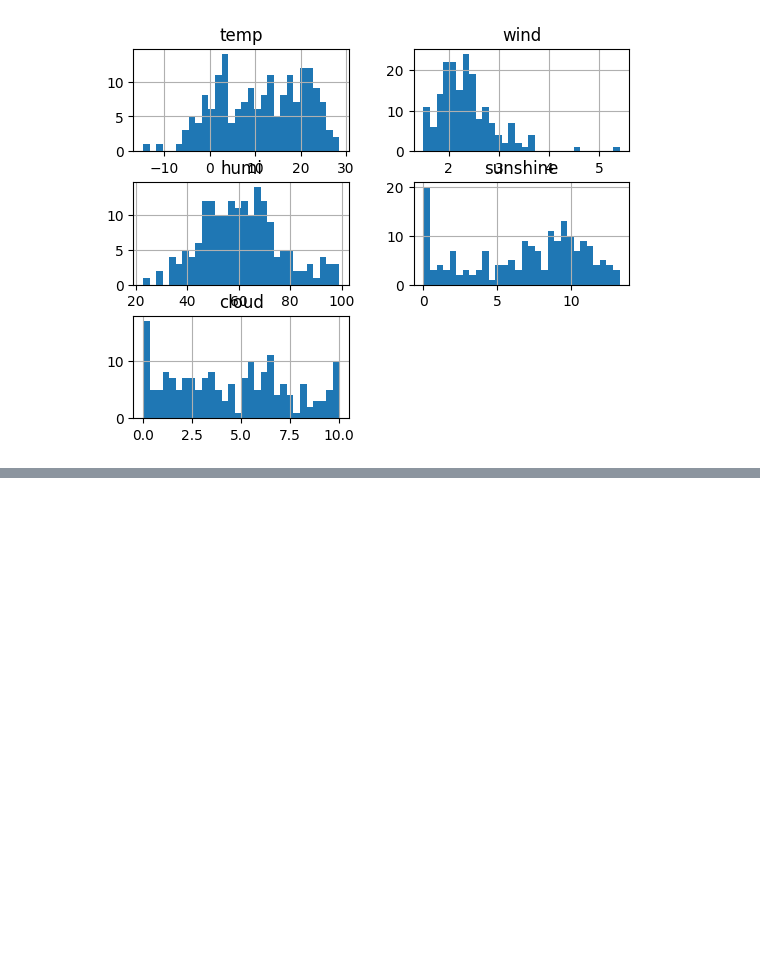
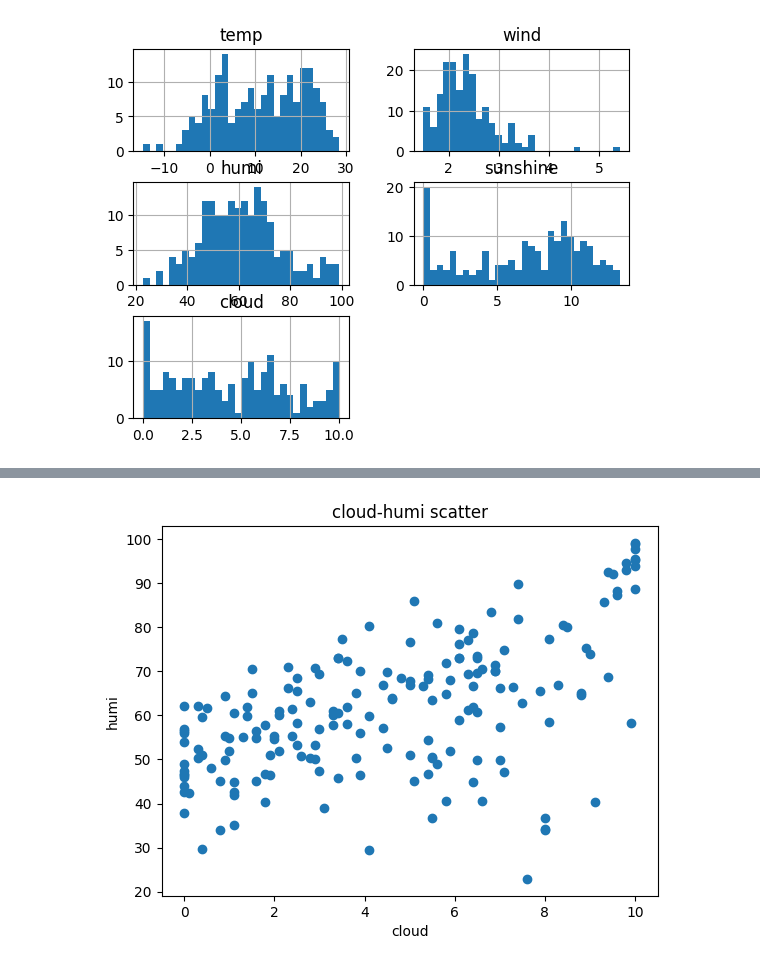
Before and after one commit to wjdtjwls512/School, a Jupyter notebook: 인공지능일반/2023날씨데이터_1315.ipynb, the cells around one changed output, grey strips where cells are left out. Saved outputs shown, nothing was run; the diff lists cells and outputs as text; code cells hidden in the pictures; blank space fills up the shorter version.

```diff
--- a/인공지능일반/2023날씨데이터_1315.ipynb
+++ b/인공지능일반/2023날씨데이터_1315.ipynb
@@ -80,0 +87,8 @@ plt.show()
+# %%
+plt.scatter(weather['cloud'], weather['humi'])
+plt.title('cloud-humi scatter')
+plt.xlabel('cloud')
+plt.ylabel('humi')
+plt.show()
+# %% [output]
+[figure, added]
```
Also changed, not shown: parts of 2 cells of this notebook, 1 other file.
